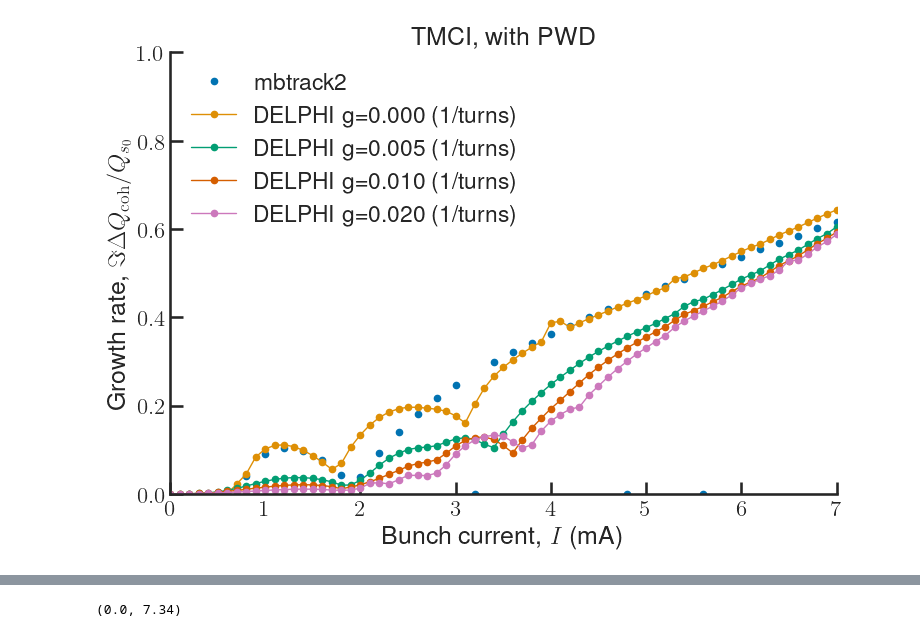
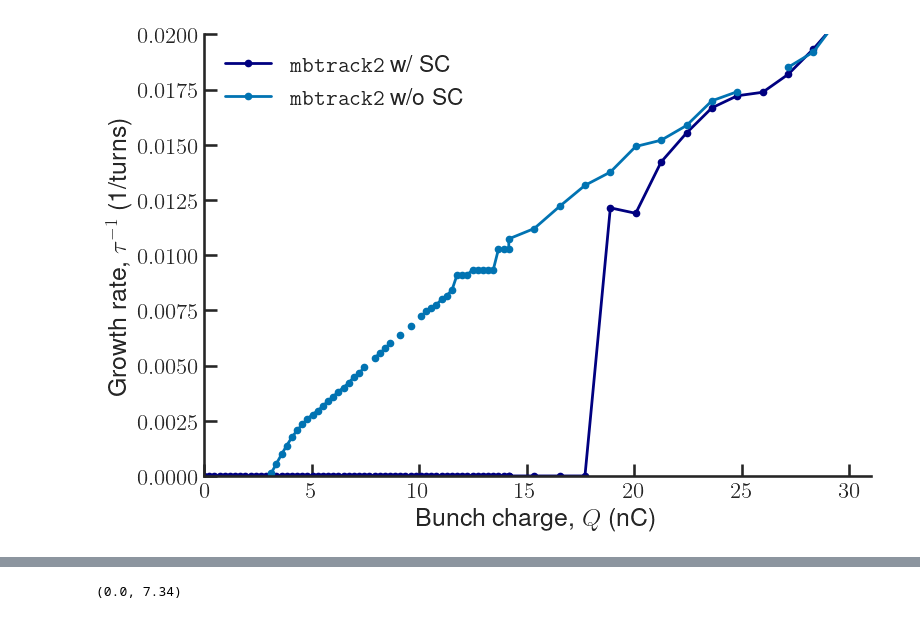
Before and after one commit to gubaidulinvadim/transverse_instabilities, a Jupyter notebook: src/postprocessing/tmci.ipynb, the cells around one changed output, grey strips where cells are left out. Cells and saved outputs as stored; diff of their text form; code cells hidden in the pictures.

```diff
--- a/src/postprocessing/tmci.ipynb
+++ b/src/postprocessing/tmci.ipynb
@@ -22,0 +28,8 @@ Q_S = ring.synchrotron_tune(1.8e6)
+# %%
+ring = v2366_v3(IDs='open',)
+ring.chro = [0.0, 0.0]
+Q_S = ring.synchrotron_tune(1.7e6)
+f"{ring.mcf[0]:.2e}"
+def chro2xi(chro, ring, taub=14e-12):
+    return chro*ring.omega0/ring.mcf[0]*taub
+print(chro2xi(1.6, ring, taub = 4*14e-12))
@@ -73,0 +392,12 @@ risetimes[np.isnan(risetimes)] = np.inf
+# %%
+# data.to_csv('data_tmp.csv')
+data = pd.read_csv('data_tmp.csv')
+plt.plot(data[data['SpaceCharge']==0]['BunchCurrent(A)'], data[data['SpaceCharge']==0]['Growthrate(1/turns)'], marker='.', color='b')
+plt.plot(data[data['SpaceCharge']==1]['BunchCurrent(A)'], data[data['SpaceCharge']==1]['Growthrate(1/turns)'], marker='.', color='navy')
+plt.xlim(0, )
+plt.ylim(0, )
+risetimes_sc_tmci = 1/data[data['SpaceCharge']==1]['Growthrate(1/turns)']
+risetimes_no_sc_tmci = 1/data[data['SpaceCharge']==0]['Growthrate(1/turns)']
+# index = (data['SpaceCharge'] == 1.0) & (data['BunchCurrent(A)'] == 0.0066)
+# data[index]['Growthrate(1/turns)'].value = np.nan
+print(data)
@@ -74,28 +420,47 @@ risetimes[np.isnan(risetimes)] = np.inf
 # %%
 Q_s0 = 2.1e-3
 sbs.color_palette('colorblind')
-plt.plot(tmci_current*1e3, 1/(2*np.pi*risetimes*Q_s0), lw=0, marker='.', label='mbtrack2')
-ximp = 1.0
-sig_z = 23e-12
-Q_s = .95e-3
+# risetimes_sc_tmci[17] = (risetimes_sc_tmci[16] + risetimes_sc_tmci[18])/2
+# risetimes_no_sc_tmci[-8] = (risetimes_no_sc_tmci[-7] + risetimes_no_sc_tmci[-9])/2
+# risetimes_sc_tmci[-9:] = np.nan
+# risetimes_sc_tmci[19] = risetimes_sc_tmci[18] + risetimes_sc_tmci[18]-risetimes_sc_tmci[17]
+# risetimes_no_sc_tmci[-3] = (risetimes_no_sc_tmci[-1] + risetimes_no_sc_tmci[-4]) * 0.5
+# risetimes_no_sc_tmci[-2] = (risetimes_no_sc_tmci[-1] + risetimes_no_sc_tmci[-4]) *0.5
+
+# plt.plot(tmci_current*ring.T0*1e9, 1/(2*np.pi*risetimes_sc_tmci*Q_s0), lw=2, marker='.', color='navy', label='\\texttt{mbtrack2} w/ SC')
+# plt.plot(tmci_current*ring.T0*1e9, 1/(2*np.pi*risetimes_no_sc_tmci*Q_s0), lw=2, marker='.', color='b', label='\\texttt{mbtrack2} w/o SC')
+
+# risetimes_sc_tmci = np.concatenate((np.load('sc_0-12.npy'), np.load('sc_12-20.npy')))
+# risetimes_no_sc_tmci = np.concatenate((np.load('nosc_0-12.npy'), np.load('nosc_12-20.npy')))
+# print(risetimes_sc_tmci)
+# risetimes_sc_tmci[-2] = 0.5*(risetimes_sc_tmci[-1]+risetimes_sc_tmci[-3])
+# risetimes_sc_tmci[risetimes_sc_tmci==0] = np.inf
+tmci_current = 1e-3*np.concatenate((np.linspace(0, 12, 60), np.linspace(12, 25, 14)))
+plt.plot(tmci_current*ring.T0*1e9, 1/(risetimes_sc_tmci), lw=2, marker='.', color='navy', label='\\texttt{mbtrack2} w/ SC')
+plt.plot(tmci_current*ring.T0*1e9, 1/(risetimes_no_sc_tmci), lw=2, marker='.', color='b', label='\\texttt{mbtrack2} w/o SC')
+# ximp = 1.0
+# sig_z = 63e-12 #23e-12
+# Q_s = 2.7e-4 #.95e-3
 # colors = ['r',]
-for damper_gain in [0, 5e-3, 1e-2, 2e-2]:
-    df = pd.read_csv(f'~/scripts/analytical/delphi/data/tmp/delphi(sigma_z={sig_z:.1e},ID=close,plane=vertical,Qp=0.0,M=1,Q_s={Q_s:.1e},n_max=0,damper_gain={damper_gain:.1e},ximpedance={ximp:.1f}).csv', sep='\t')
-    df['BunchLength'].unique()/4
-    df = df.drop_duplicates(['BunchCurrent'], keep='first')
-    plt.plot(df['BunchCurrent']/1e-3, -df['eigvals_im']/Q_s0, lw=1, marker='.',
-             label=f'DELPHI g={damper_gain:.3f} (1/turns)',
-             # label=f'DELPHI',
-             # color='r'
-            )
-plt.xlim(0, 7)
-plt.ylim(0, 1)
-plt.xlabel('Bunch current, $I$ (mA)')
-plt.ylabel('Growth rate, $\Im\Delta Q_\mathrm{coh}/Q_{s_0}$')
-# plt.ylabel('Growth rate, $\\tau^{-1}$ (1/turns)')
+# for damper_gain in [0]:#, 5e-3, 1e-2, 2e-2]:
+#     df = pd.read_csv(f'~/scripts/analytical/delphi/data/tmp/delphi(sigma_z={sig_z:.1e},ID=close,plane=vertical,Qp=0.0,M=1,Q_s={Q_s:.1e},n_max=0,damper_gain={damper_gain:.1e},ximpedance={ximp:.1f}).csv', sep='\t')
+#     df['BunchLength'].unique()/4
+#     df = df.drop_duplicates(['BunchCurrent'], keep='first')
+#     plt.plot(df['BunchCurrent']/1e-3, -df['eigvals_im']/Q_s0, lw=2, marker='.',
+#              # label=f'DELPHI g={damper_gain:.3f} (1/turns)',
+#              label='\\texttt{DELPHI} w/o SC',
+#              color='r'
+#             )
+plt.xlim(0, )
+plt.ylim(0, .02)
+# plt.xlabel('Bunch current, $I$ (mA)')
+plt.xlabel('Bunch charge, $Q$ (nC)')
 
-plt.title('TMCI, with PWD')
+# plt.ylabel('Growth rate, $\Im\Delta Q_\mathrm{coh}/Q_{s_0}$')
+plt.ylabel('Growth rate, $\\tau^{-1}$ (1/turns)')
+
+# plt.title('Head-tail instability, w/ harmonic cavity')
 plt.legend()
-# plt.savefig('../../data/processed/tmci_pwd_fb.png')
-# plt.savefig('../../data/processed/tmci_pwd_fb.pdf')
+# plt.savefig('../../data/processed/tmci/ht_SC_nc_wo_hc.png')
+# plt.savefig('../../data/processed/tmci/ht_SC_nc_wo_hc.pdf')
 # %% [output]
@@ -102 +468 @@ plt.legend()
-[figure, old version]
+[figure, new version]
```
Also changed, not shown: parts of 33 cells of this notebook, 17 other files.
